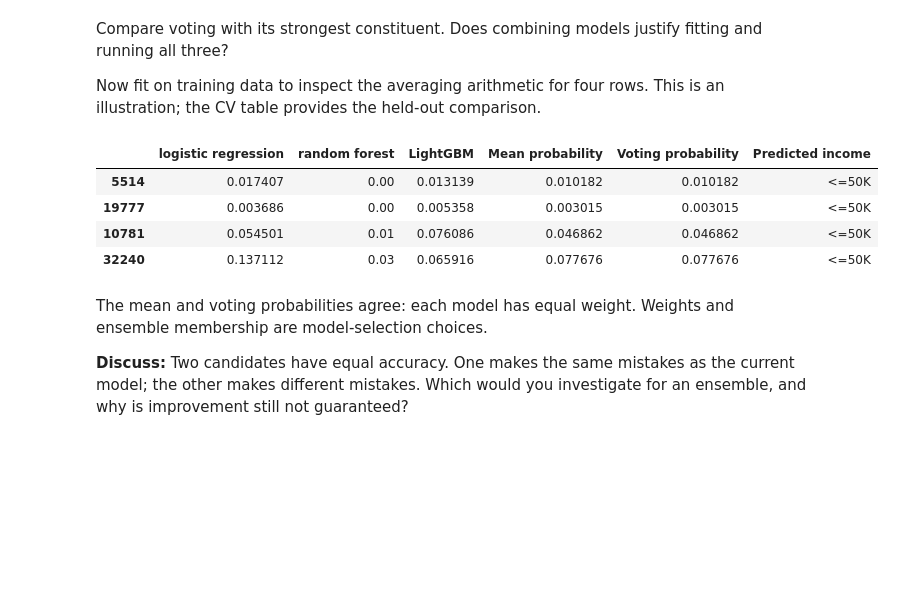
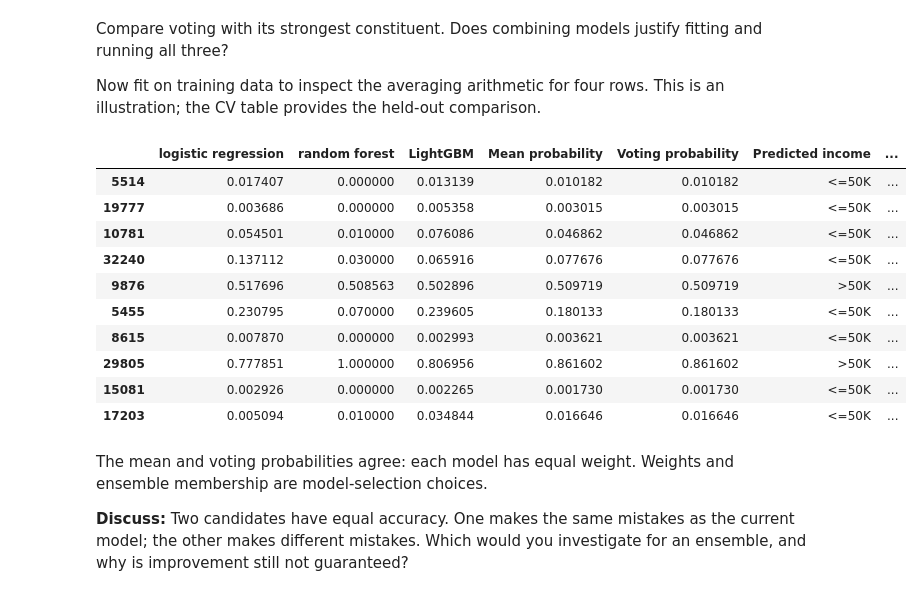
Before and after one commit to UBC-CS/cpsc330-2026W1, a Jupyter notebook: content/classes/varada/lecture-11_ensembles-demo.ipynb, the cells around one changed output. Drawn from its saved outputs; the diff is of its cells as text; code cells hidden in the pictures; blank space fills up the shorter version.

```diff
--- a/content/classes/varada/lecture-11_ensembles-demo.ipynb
+++ b/content/classes/varada/lecture-11_ensembles-demo.ipynb
@@ -143,6 +145,7 @@ preprocessor = make_column_transformer(
     (binary_transformer, binary_features),
     (categorical_transformer, categorical_features),
     ("drop", drop_features),
+    verbose_feature_names_out=False
 )
 # %%
 preprocessor
@@ -594,23 +617,30 @@ Compare voting with its strongest constituent. Does combining models justify fit
 Now fit on training data to inspect the averaging arithmetic for four rows. This is an illustration; the CV table provides the held-out comparison.
 # %%
 averaging_model.fit(X_train, y_train_num)
-ensemble_examples = X_train.iloc[:4]
+ensemble_examples = X_train.iloc[:10]
 voting_probabilities = pd.DataFrame({
     name: model.predict_proba(ensemble_examples)[:, 1]
     for name, model in averaging_model.named_estimators_.items()
 }, index=ensemble_examples.index)
 voting_probabilities["Mean probability"] = voting_probabilities.mean(axis=1)
 voting_probabilities["Voting probability"] = averaging_model.predict_proba(ensemble_examples)[:, 1]
 voting_probabilities["Predicted income"] = label_encoder.inverse_transform(
-    averaging_model.predict(ensemble_examples)
-)
+    averaging_model.predict(ensemble_examples))
+voting_probabilities["target"] = label_encoder.inverse_transform(y_train_num[:10])
+
 voting_probabilities
 # %% [output]
-|  | logistic regression | random forest | LightGBM | Mean probability | Voting probability | Predicted income |
-| 5514 | 0.017407 | 0.00 | 0.013139 | 0.010182 | 0.010182 | <=50K |
-| 19777 | 0.003686 | 0.00 | 0.005358 | 0.003015 | 0.003015 | <=50K |
-| 10781 | 0.054501 | 0.01 | 0.076086 | 0.046862 | 0.046862 | <=50K |
-| 32240 | 0.137112 | 0.03 | 0.065916 | 0.077676 | 0.077676 | <=50K |
+|  | logistic regression | random forest | LightGBM | Mean probability | Voting probability | Predicted income | ... |
+| 5514 | 0.017407 | 0.000000 | 0.013139 | 0.010182 | 0.010182 | <=50K | ... |
+| 19777 | 0.003686 | 0.000000 | 0.005358 | 0.003015 | 0.003015 | <=50K | ... |
+| 10781 | 0.054501 | 0.010000 | 0.076086 | 0.046862 | 0.046862 | <=50K | ... |
+| 32240 | 0.137112 | 0.030000 | 0.065916 | 0.077676 | 0.077676 | <=50K | ... |
+| 9876 | 0.517696 | 0.508563 | 0.502896 | 0.509719 | 0.509719 | >50K | ... |
+| 5455 | 0.230795 | 0.070000 | 0.239605 | 0.180133 | 0.180133 | <=50K | ... |
+| 8615 | 0.007870 | 0.000000 | 0.002993 | 0.003621 | 0.003621 | <=50K | ... |
+| 29805 | 0.777851 | 1.000000 | 0.806956 | 0.861602 | 0.861602 | >50K | ... |
+| 15081 | 0.002926 | 0.000000 | 0.002265 | 0.001730 | 0.001730 | <=50K | ... |
+| 17203 | 0.005094 | 0.010000 | 0.034844 | 0.016646 | 0.016646 | <=50K | ... |
 # %% [markdown]
 The mean and voting probabilities agree: each model has equal weight. Weights and ensemble membership are model-selection choices.
 
```
Also changed, not shown: parts of 15 cells of this notebook.
